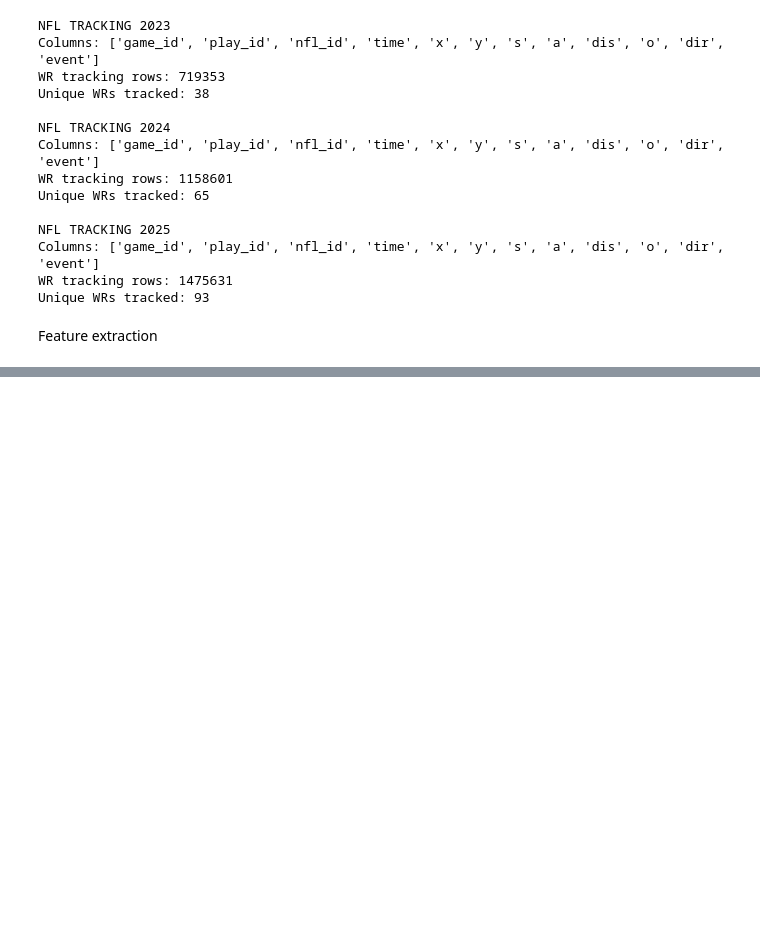
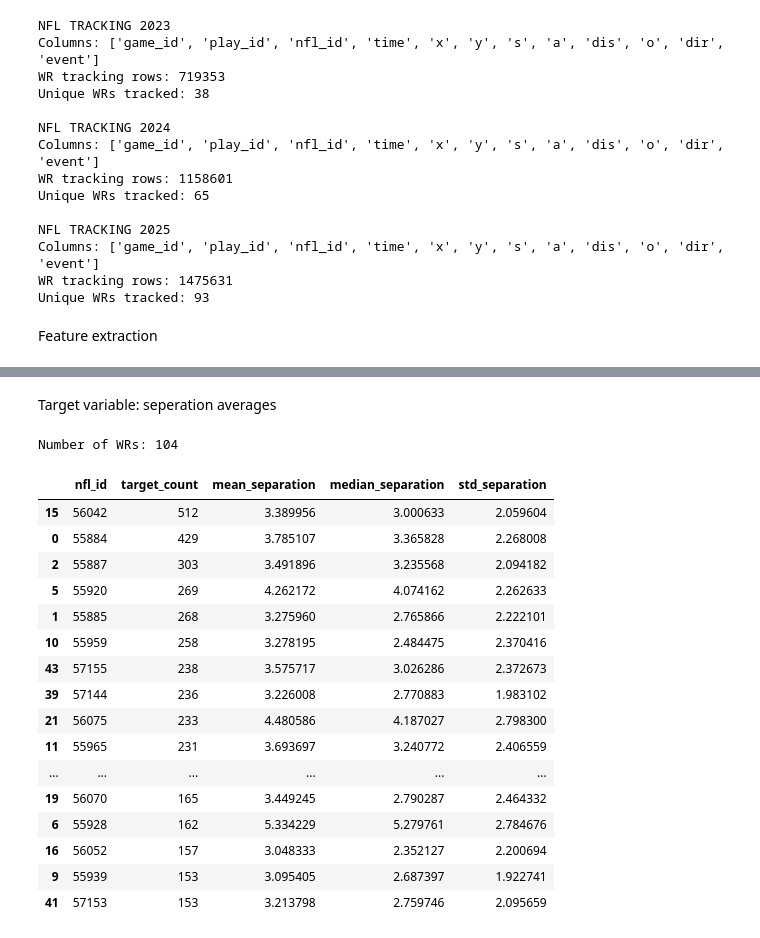
Before and after one commit to Alex-Phan-swin/AI-Big-Data-NFL-2027, a Jupyter notebook: nfl-big-data-bowl-2027-ap.ipynb, the cells around one changed output, grey strips where cells are left out. Saved outputs shown, nothing was run; the diff lists cells and outputs as text; code cells hidden in the pictures; blank space fills up the shorter version.

```diff
--- a/nfl-big-data-bowl-2027-ap.ipynb
+++ b/nfl-big-data-bowl-2027-ap.ipynb
@@ -1123,3 +1123,59 @@ display(
 | 50% | 5.900 | 5.314 | 8.218 | 2.160 | 6.807 | 3.739 | ... |
 | 75% | 6.800 | 6.578 | 8.811 | 2.521 | 7.809 | 4.154 | ... |
 | max | 14.200 | 8.536 | 10.977 | 3.568 | 9.839 | 5.229 | ... |
+# %% [markdown]
+Target variable: seperation averages
+# %%
+# Aggregate NFL separation statistics for each WR
+
+player_separation_df = (
+    wr_targets_with_separation_df
+    .groupby("nfl_id")
+    .agg(
+        target_count=("separation_at_pass_forward", "count"),
+
+        mean_separation=(
+            "separation_at_pass_forward",
+            "mean"
+        ),
+
+        median_separation=(
+            "separation_at_pass_forward",
+            "median"
+        ),
+
+        std_separation=(
+            "separation_at_pass_forward",
+            "std"
+        )
+    )
+    .reset_index()
+)
+
+# Inspect the results
+print("Number of WRs:", len(player_separation_df))
+
+display(
+    player_separation_df
+    .sort_values("target_count", ascending=False)
+    .head(20)
+)
+# %% [output]
+Number of WRs: 104
+|  | nfl_id | target_count | mean_separation | median_separation | std_separation |
+| 15 | 56042 | 512 | 3.389956 | 3.000633 | 2.059604 |
+| 0 | 55884 | 429 | 3.785107 | 3.365828 | 2.268008 |
+| 2 | 55887 | 303 | 3.491896 | 3.235568 | 2.094182 |
+| 5 | 55920 | 269 | 4.262172 | 4.074162 | 2.262633 |
+| 1 | 55885 | 268 | 3.275960 | 2.765866 | 2.222101 |
+| 10 | 55959 | 258 | 3.278195 | 2.484475 | 2.370416 |
+| 43 | 57155 | 238 | 3.575717 | 3.026286 | 2.372673 |
+| 39 | 57144 | 236 | 3.226008 | 2.770883 | 1.983102 |
+| 21 | 56075 | 233 | 4.480586 | 4.187027 | 2.798300 |
+| 11 | 55965 | 231 | 3.693697 | 3.240772 | 2.406559 |
+| ... | ... | ... | ... | ... | ... |
+| 19 | 56070 | 165 | 3.449245 | 2.790287 | 2.464332 |
+| 6 | 55928 | 162 | 5.334229 | 5.279761 | 2.784676 |
+| 16 | 56052 | 157 | 3.048333 | 2.352127 | 2.200694 |
+| 9 | 55939 | 153 | 3.095405 | 2.687397 | 1.922741 |
+| 41 | 57153 | 153 | 3.213798 | 2.759746 | 2.095659 |
```
Also changed, not shown: parts of 16 cells of this notebook.
